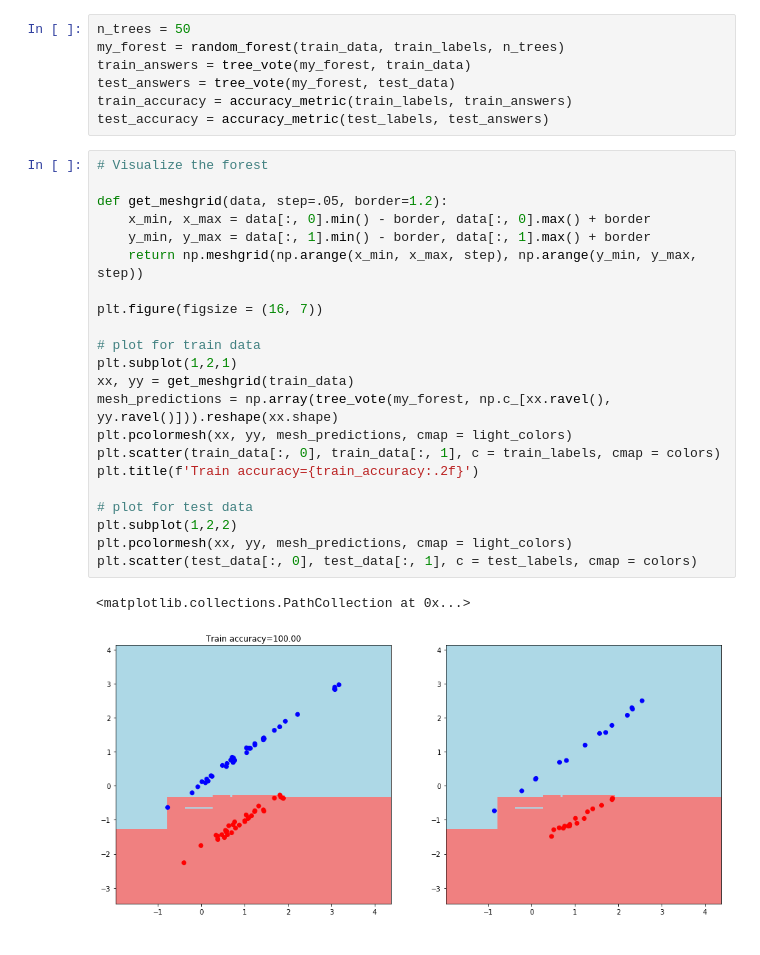
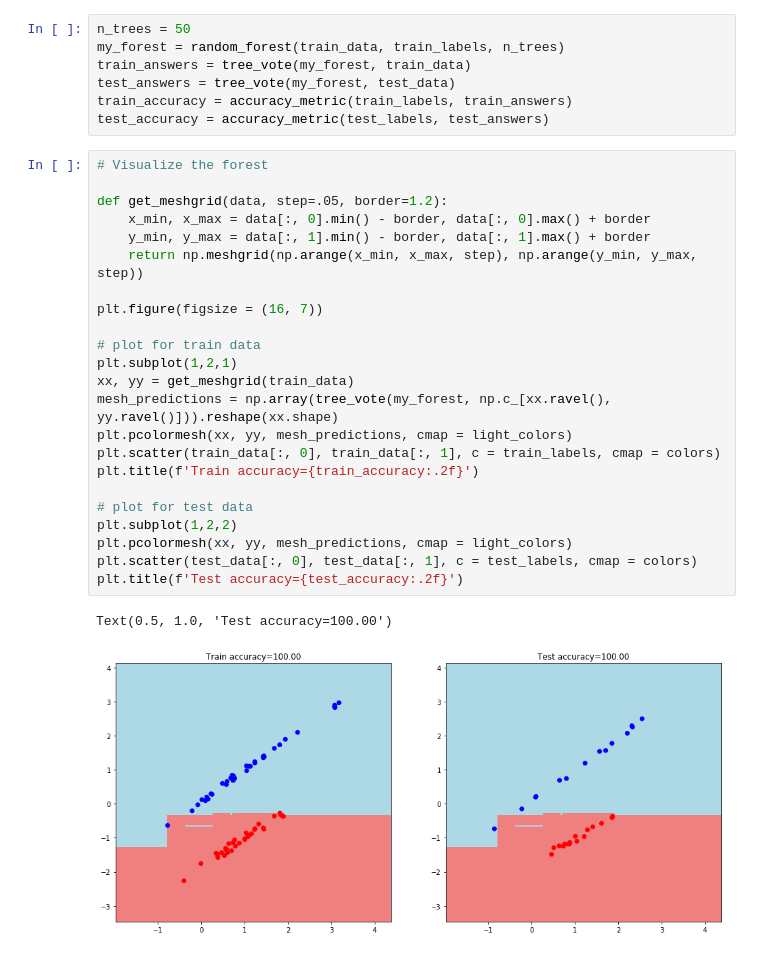
Before and after one commit to dmitrydoni/gb-data-analysis-algorithms, a Jupyter notebook: lesson-05.ipynb, the cells around one changed output. Saved outputs shown, nothing was run; the diff lists cells and outputs as text.

```diff
--- a/lesson-05.ipynb
+++ b/lesson-05.ipynb
@@ -338,25 +342,26 @@ test_accuracy = accuracy_metric(test_labels, test_answers)
 # %%
 # Visualize the forest
 
 def get_meshgrid(data, step=.05, border=1.2):
     x_min, x_max = data[:, 0].min() - border, data[:, 0].max() + border
     y_min, y_max = data[:, 1].min() - border, data[:, 1].max() + border
     return np.meshgrid(np.arange(x_min, x_max, step), np.arange(y_min, y_max, step))
 
 plt.figure(figsize = (16, 7))
 
 # plot for train data
 plt.subplot(1,2,1)
 xx, yy = get_meshgrid(train_data)
 mesh_predictions = np.array(tree_vote(my_forest, np.c_[xx.ravel(), yy.ravel()])).reshape(xx.shape)
 plt.pcolormesh(xx, yy, mesh_predictions, cmap = light_colors)
 plt.scatter(train_data[:, 0], train_data[:, 1], c = train_labels, cmap = colors)
 plt.title(f'Train accuracy={train_accuracy:.2f}')
 
 # plot for test data
 plt.subplot(1,2,2)
 plt.pcolormesh(xx, yy, mesh_predictions, cmap = light_colors)
 plt.scatter(test_data[:, 0], test_data[:, 1], c = test_labels, cmap = colors)
+plt.title(f'Test accuracy={test_accuracy:.2f}')
 # %% [output]
-<matplotlib.collections.PathCollection at 0x...>
+Text(0.5, 1.0, 'Test accuracy=100.00')
-[figure, old version]
+[figure, new version]
```
Also changed, not shown: parts of 1 cell of this notebook, 1 other file.
